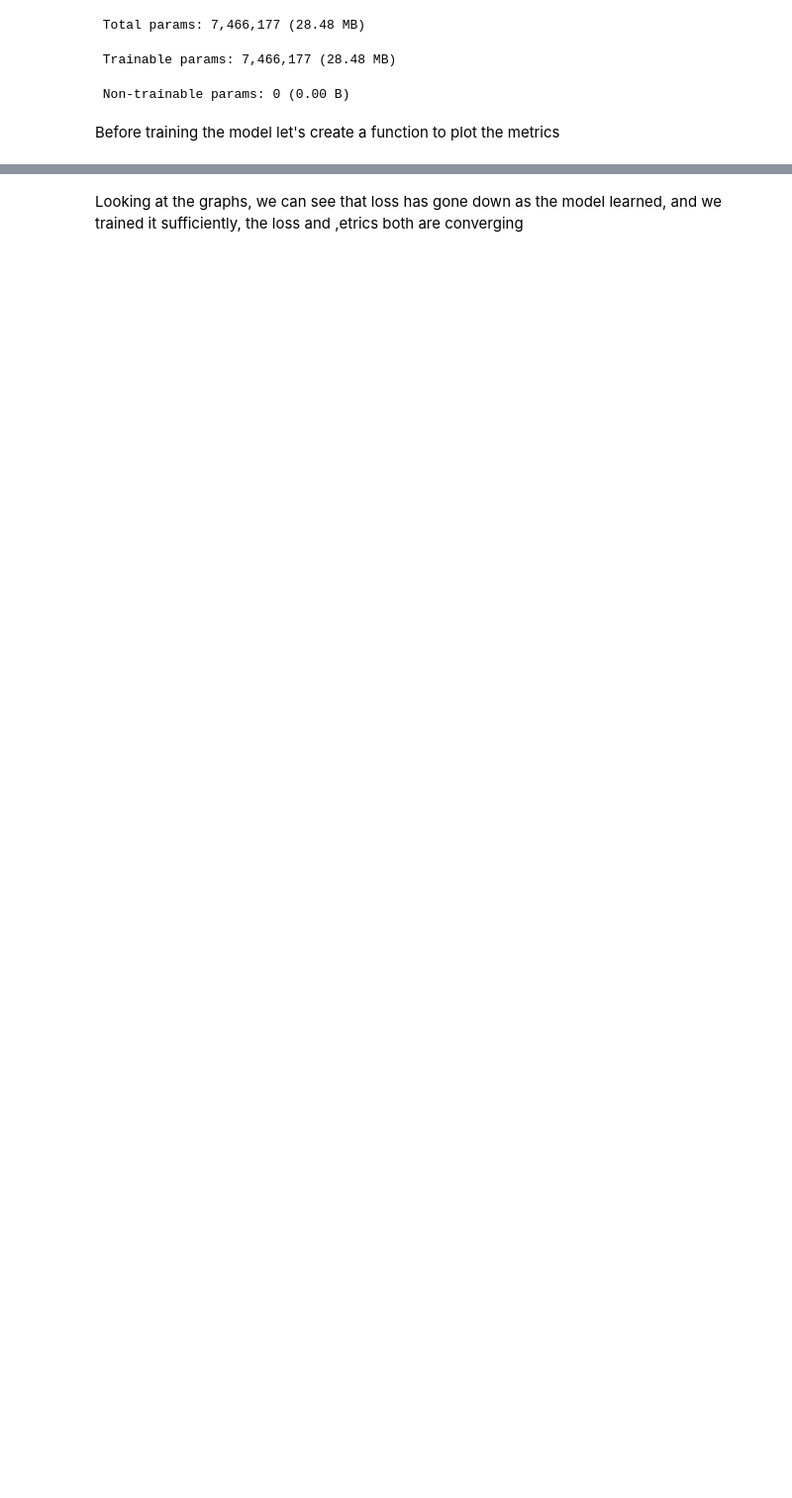
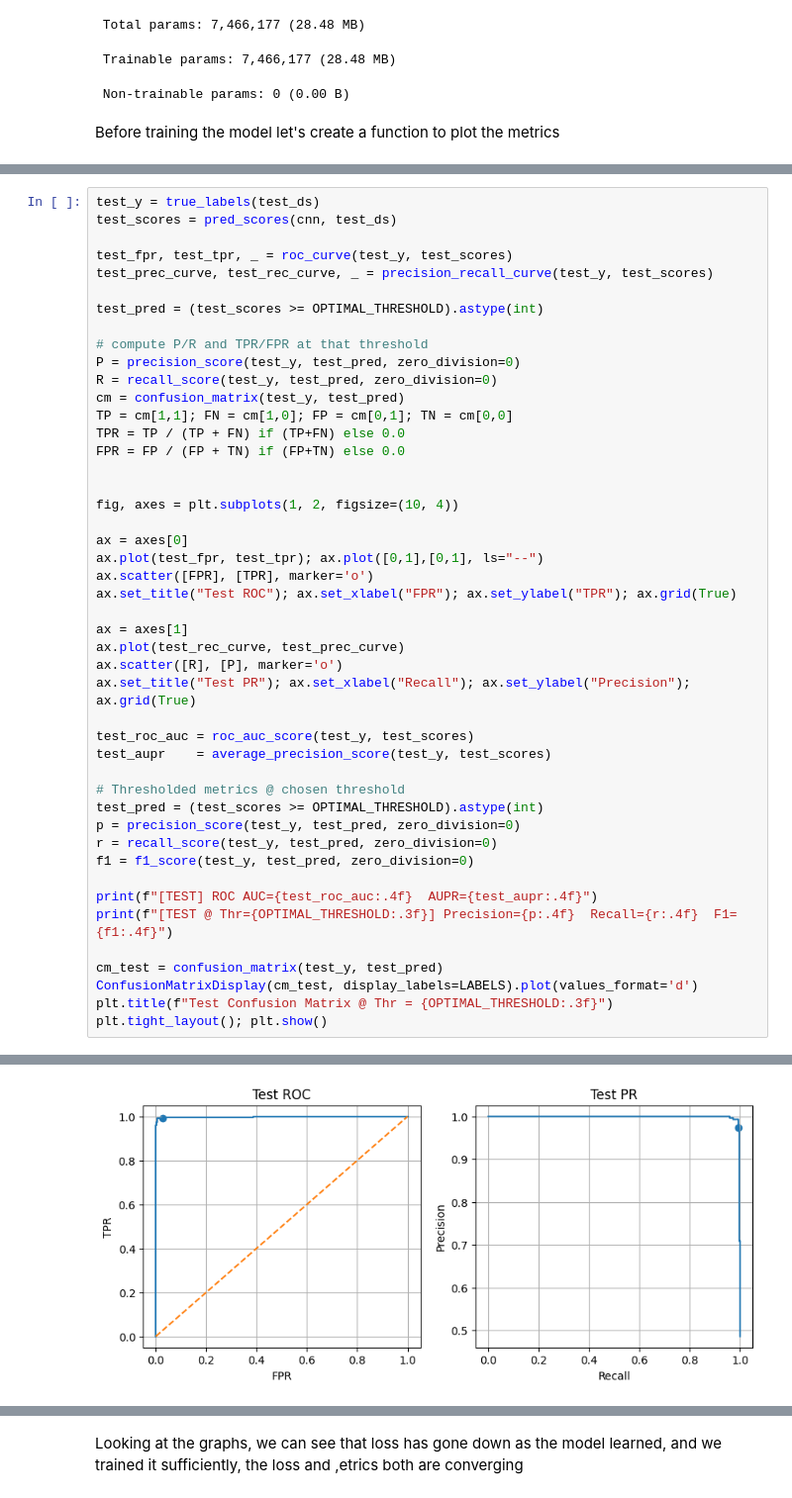
Before and after one commit to arvinfatemi/QAz5YPD3BIEbZXAx, a Jupyter notebook: monreader.ipynb, the cells around one changed output, grey strips where cells are left out. Shown at 99% size. Drawn from its saved outputs; the diff is of its cells as text; blank space fills up the shorter version.

```diff
--- a/monreader.ipynb
+++ b/monreader.ipynb
@@ -288,0 +371,47 @@ plot_side_by_side(history_cnn, "CNN Performance Overview")
+# %%
+test_y = true_labels(test_ds)
+test_scores = pred_scores(cnn, test_ds)
+
+test_fpr, test_tpr, _ = roc_curve(test_y, test_scores)
+test_prec_curve, test_rec_curve, _ = precision_recall_curve(test_y, test_scores)
+
+test_pred = (test_scores >= OPTIMAL_THRESHOLD).astype(int)
+
+# compute P/R and TPR/FPR at that threshold
+P = precision_score(test_y, test_pred, zero_division=0)
+R = recall_score(test_y, test_pred, zero_division=0)
+cm = confusion_matrix(test_y, test_pred)
+TP = cm[1,1]; FN = cm[1,0]; FP = cm[0,1]; TN = cm[0,0]
+TPR = TP / (TP + FN) if (TP+FN) else 0.0
+FPR = FP / (FP + TN) if (FP+TN) else 0.0
+
+
+fig, axes = plt.subplots(1, 2, figsize=(10, 4))
+
+ax = axes[0]
+ax.plot(test_fpr, test_tpr); ax.plot([0,1],[0,1], ls="--")
+ax.scatter([FPR], [TPR], marker='o')
+ax.set_title("Test ROC"); ax.set_xlabel("FPR"); ax.set_ylabel("TPR"); ax.grid(True)
+
+ax = axes[1]
+ax.plot(test_rec_curve, test_prec_curve)
+ax.scatter([R], [P], marker='o')
+ax.set_title("Test PR"); ax.set_xlabel("Recall"); ax.set_ylabel("Precision"); ax.grid(True)
+
+test_roc_auc = roc_auc_score(test_y, test_scores)
+test_aupr    = average_precision_score(test_y, test_scores)
+
+# Thresholded metrics @ chosen threshold
+test_pred = (test_scores >= OPTIMAL_THRESHOLD).astype(int)
+p = precision_score(test_y, test_pred, zero_division=0)
+r = recall_score(test_y, test_pred, zero_division=0)
+f1 = f1_score(test_y, test_pred, zero_division=0)
+
+print(f"[TEST] ROC AUC={test_roc_auc:.4f}  AUPR={test_aupr:.4f}")
+print(f"[TEST @ Thr={OPTIMAL_THRESHOLD:.3f}] Precision={p:.4f}  Recall={r:.4f}  F1={f1:.4f}")
+
+cm_test = confusion_matrix(test_y, test_pred)
+ConfusionMatrixDisplay(cm_test, display_labels=LABELS).plot(values_format='d')
+plt.title(f"Test Confusion Matrix @ Thr = {OPTIMAL_THRESHOLD:.3f}")
+plt.tight_layout(); plt.show()
+# %% [output]
@@ -288,0 +420 @@ plot_side_by_side(history_cnn, "CNN Performance Overview")
+[figure, added]
```
Also changed, not shown: parts of 29 cells of this notebook.
